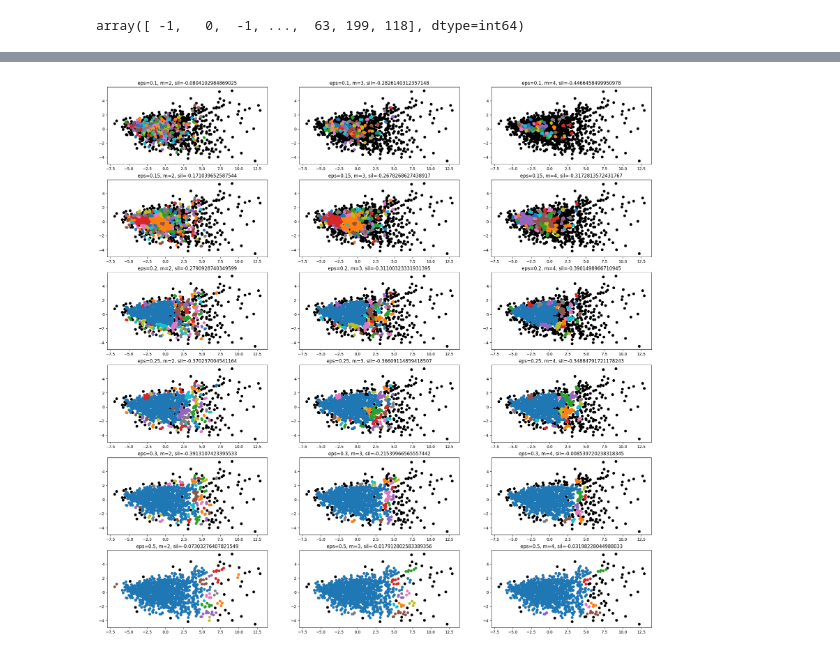
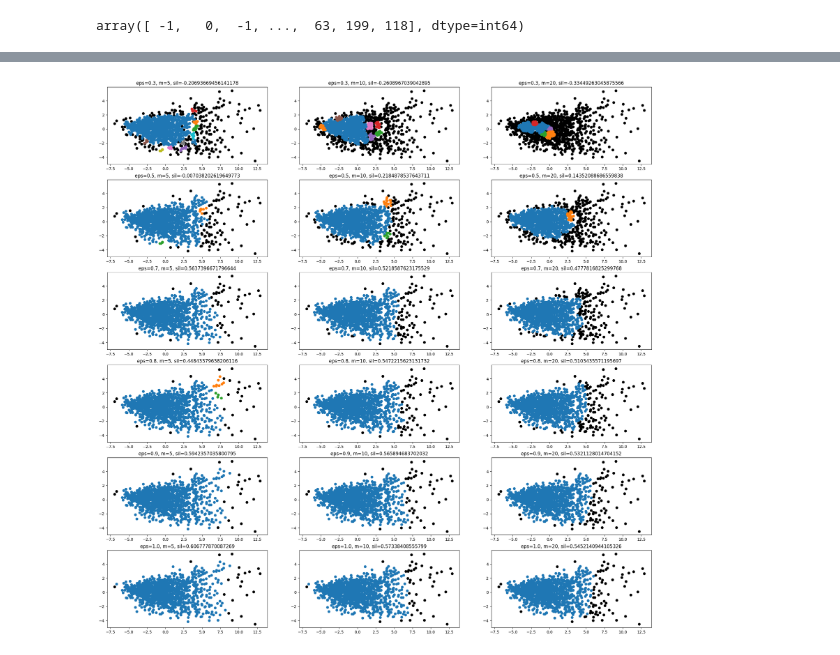
Before and after one commit to MATF-istrazivanje-podataka-1/2023_Data_Mining_Baseball_Dataset, a Jupyter notebook: clustering/Agglomerative_and_DBSCAN.ipynb, the cells around one changed output, grey strips where cells are left out. Drawn from its saved outputs; the diff is of its cells as text; code cells hidden in the pictures.

```diff
--- a/clustering/Agglomerative_and_DBSCAN.ipynb
+++ b/clustering/Agglomerative_and_DBSCAN.ipynb
@@ -165,33 +165,37 @@ array([ -1,   0,   1,   2,   3,   4,   5,   6,   7,   8,   9,  10,  11,
 # %%
 #kod preuzet sa oficijalnog github repozitoriuma predmeta
 
 
-min_samples = 2
-eps_values = [0.1, 0.15, 0.2, 0.25, 0.3, 0.5]
-min_samples_values = range(2,5)
+# min_samples = 2
+# eps_values = [0.1, 0.15, 0.2, 0.25, 0.3, 0.5]
+
+min_samples = 10
+eps_values = [0.3, 0.5, 0.7, 0.8, 0.9, 1.0]
+
+min_samples_values = [5, 10, 20]
 fig = plt.figure(figsize=(25,25))
 idx = 1
 for eps in eps_values:
     for min_samples in min_samples_values:
         model = DBSCAN(eps=eps, min_samples=min_samples)
         model.fit(X)
 
         fig.add_subplot(len(eps_values), len(min_samples_values), idx)
         idx += 1
 
         for cluster_label in np.unique(model.labels_):
             cluster = X[model.labels_ == cluster_label]
             if cluster_label == -1:
                 plt.scatter(cluster['Principal_component_0'], cluster['Principal_component_1'], color='black', label='sum')
             else:
                 plt.scatter(cluster['Principal_component_0'], cluster['Principal_component_1'], label=f'klaster {cluster_label}')
 
 #         plt.legend()
         if len(np.unique(model.labels_)) == 1:
             s = None
         else:
             s = silhouette_score(X, model.labels_)
         plt.title(f'eps={eps}, m={min_samples}, sil={s}')
 # plt.tight_layout()
 # %% [output]
-[figure, old version]
+[figure, new version]
```
Also changed, not shown: 10 other files.
